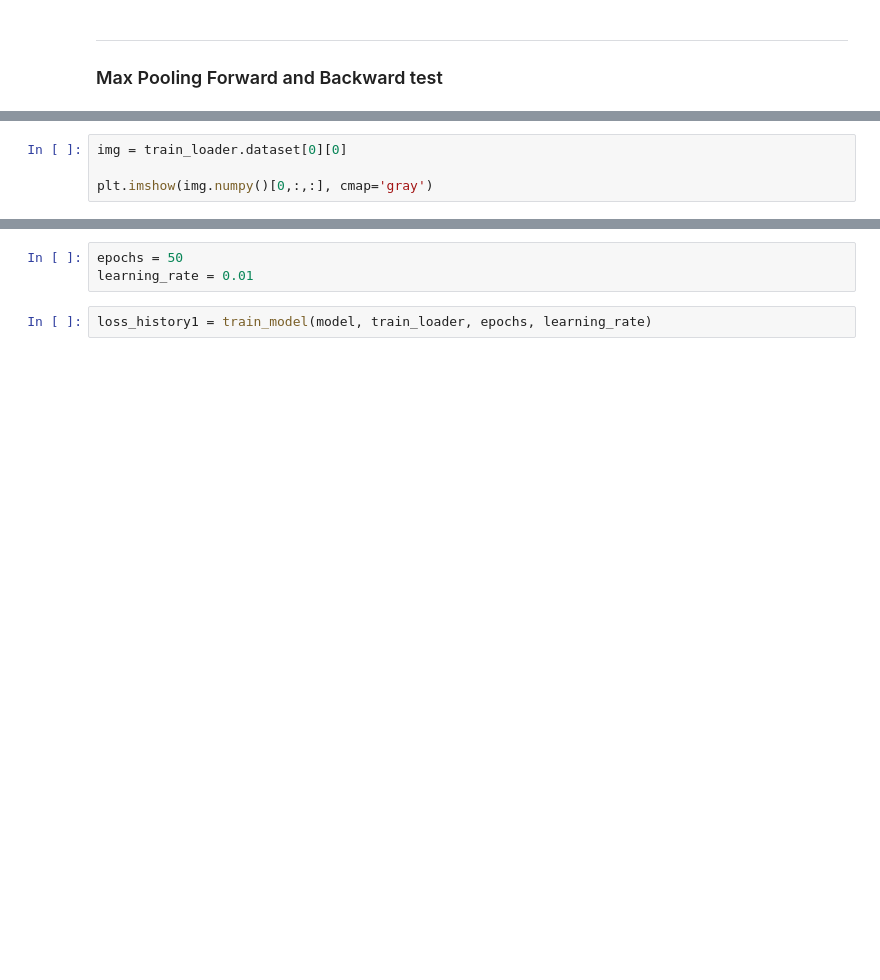
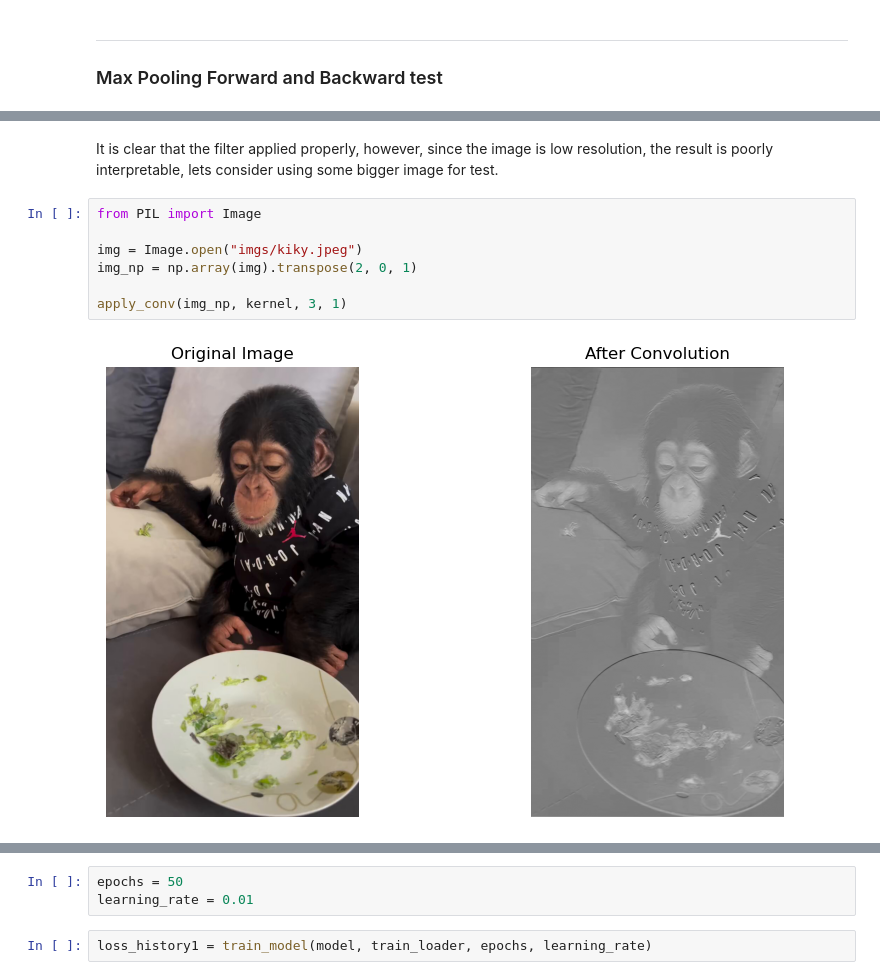
Before and after one commit to 33may/ml_portfolio, a Jupyter notebook: AIA/cnn/cnn.ipynb, the cells around one changed output, grey strips where cells are left out. Drawn from its saved outputs; the diff is of its cells as text; blank space fills up the shorter version.

```diff
--- a/AIA/cnn/cnn.ipynb
+++ b/AIA/cnn/cnn.ipynb
@@ -1076,4 +1058,0 @@ Forward: 13.3x | Backward: 37.3x | Total: 34.7x
-# %%
-img = train_loader.dataset[0][0]
-
-plt.imshow(img.numpy()[0,:,:], cmap='gray')
@@ -1184,3 +1105,14 @@ AssertionError: Forward pass mismatch!
+# %% [markdown]
+It is clear that the filter applied properly, however, since the image is low resolution, the result is poorly interpretable, lets consider using some bigger image for test.
+# %%
+from PIL import Image
+
+img = Image.open("imgs/kiky.jpeg")
+img_np = np.array(img).transpose(2, 0, 1)
+
+apply_conv(img_np, kernel, 3, 1)
+# %% [output]
+[figure, added]
 # %%
 def train_model(model, train_loader, epochs, lr, clip_value=5.0):
     """
```
Also changed, not shown: parts of 31 cells of this notebook, 2 other files.
